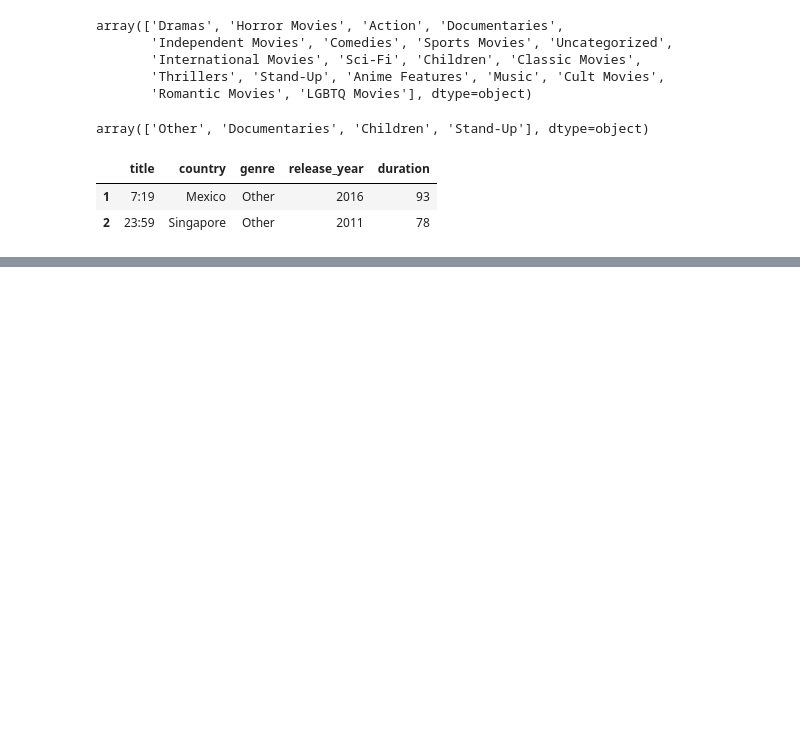
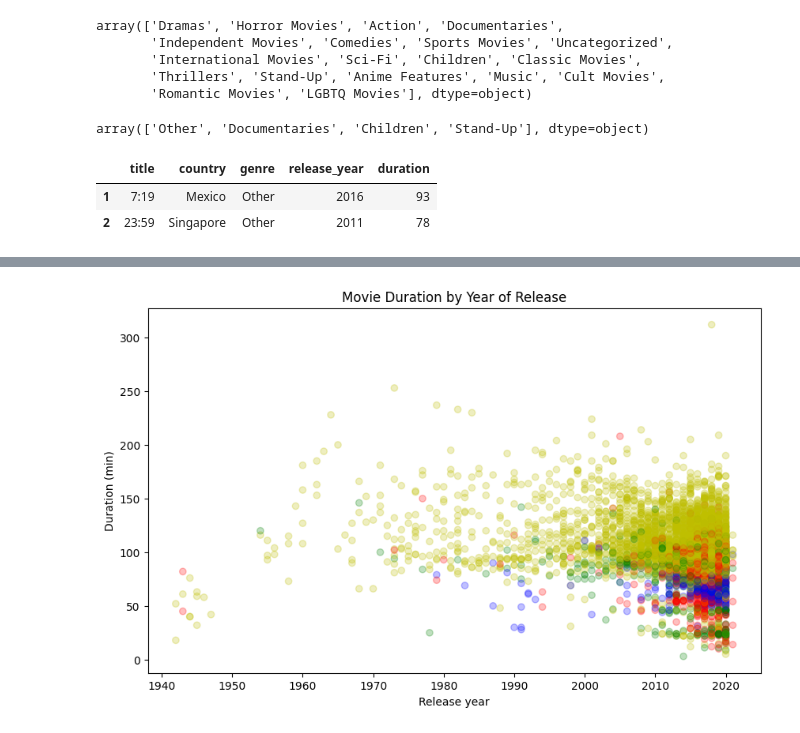
Before and after one commit to AnshuBantra/Python, a Jupyter notebook: Developer/003_Netflix_Project/notebook.ipynb, the cells around one changed output, grey strips where cells are left out. Cells and saved outputs as stored; diff of their text form; code cells hidden in the pictures; blank space fills up the shorter version.

```diff
--- a/Developer/003_Netflix_Project/notebook.ipynb
+++ b/Developer/003_Netflix_Project/notebook.ipynb
@@ -163,0 +173,18 @@ plt.show()
+# %%
+genre_group = {"Children":'g', "Documentaries":'r', "Stand-Up":'b'}
+colors = []
+for idx, row in netflix_movies.iterrows():
+    # colors.append(genre_group.get(row['genre'], 'y'))
+    if row['genre'] in genre_group:
+        colors.append(genre_group[row['genre']])
+    else:
+        colors.append('y')
+
+fig = plt.figure(figsize=(10,6))
+plt.scatter(netflix_movies['release_year'], netflix_movies['duration'], c=colors, alpha=0.25)
+plt.xlabel('Release year')
+plt.ylabel('Duration (min)')
+plt.title('Movie Duration by Year of Release')
+plt.show()
+# %% [output]
+[figure, added]
```
Also changed, not shown: parts of 7 cells of this notebook, 24 other files.
